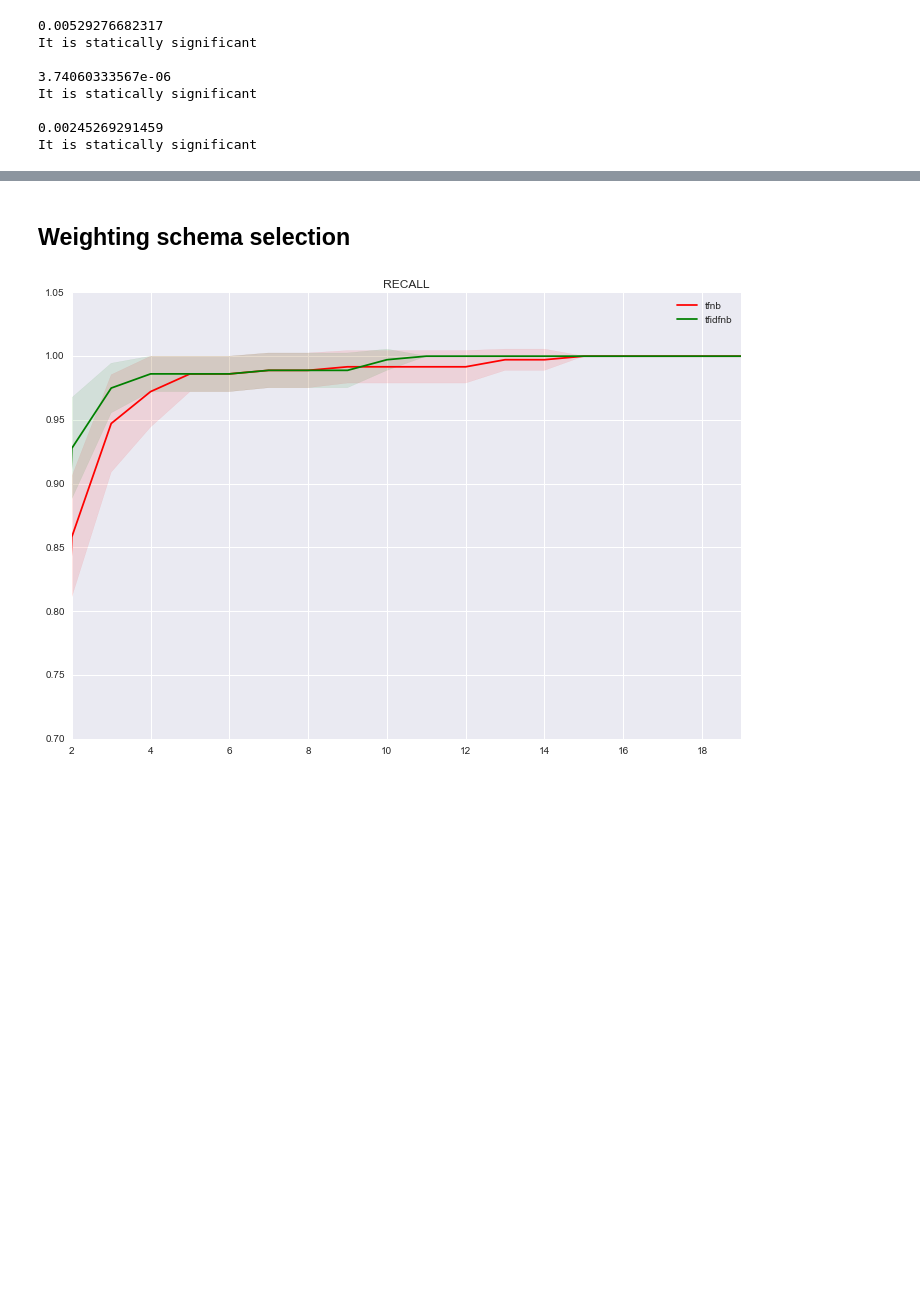
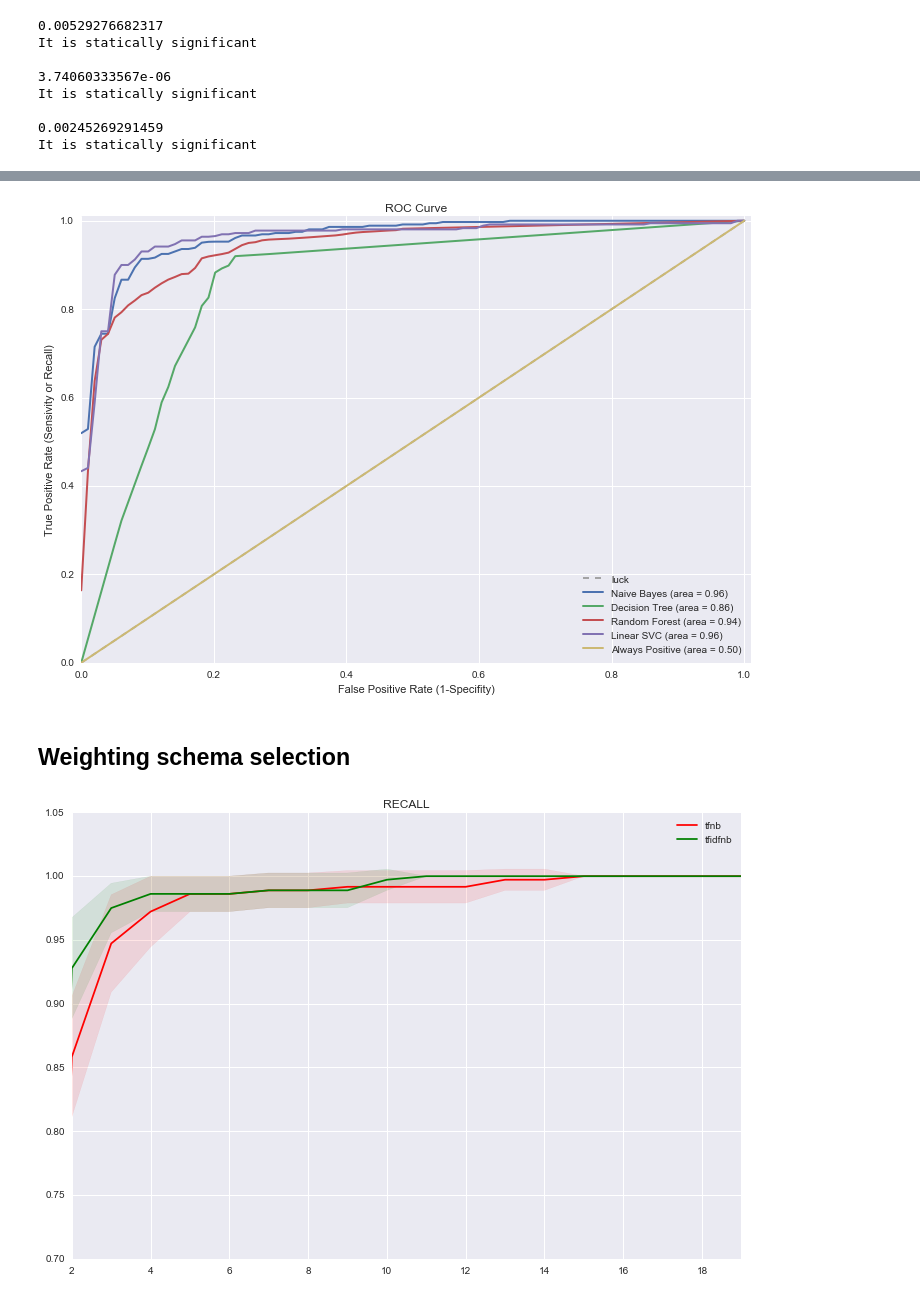
Before and after one commit to borjaeg/thete, a Jupyter notebook: Paper.ipynb, the cells around one changed output, grey strips where cells are left out. Drawn from its saved outputs; the diff is of its cells as text; code cells hidden in the pictures; blank space fills up the shorter version.

```diff
--- a/Paper.ipynb
+++ b/Paper.ipynb
@@ -402,9 +434,9 @@ X, y = fito_dataset["data"], fito_dataset["target"]
 X_trans = extractor.transform(X)
 
 models = [("Naive Bayes", MultinomialNB(class_prior=[0.01, 0.99])),
-          ("Decision Tree", DecisionTreeClassifier(class_weight={1:100}),
+          ("Decision Tree", DecisionTreeClassifier(class_weight={1:100})),
           ("Random Forest", RandomForestClassifier(class_weight={1:100})),
-          ("Linear SVC", SVC(kernel = "linear", class_weight={1:100})),
+          ("Linear SVC", SVC(kernel = "linear", class_weight={1:100}, probability=True)),
           ("Always Positive", DummyClassifier(strategy='constant', constant=1))]
 
 
@@ -437,3 +468,4 @@ SyntaxError: invalid syntax (<ipython-input-232-65e102fee003>, line 11)
+[figure, added]
 # %% [markdown]
 ## Weighting schema selection
 # %%
```
Also changed, not shown: parts of 7 cells of this notebook.
